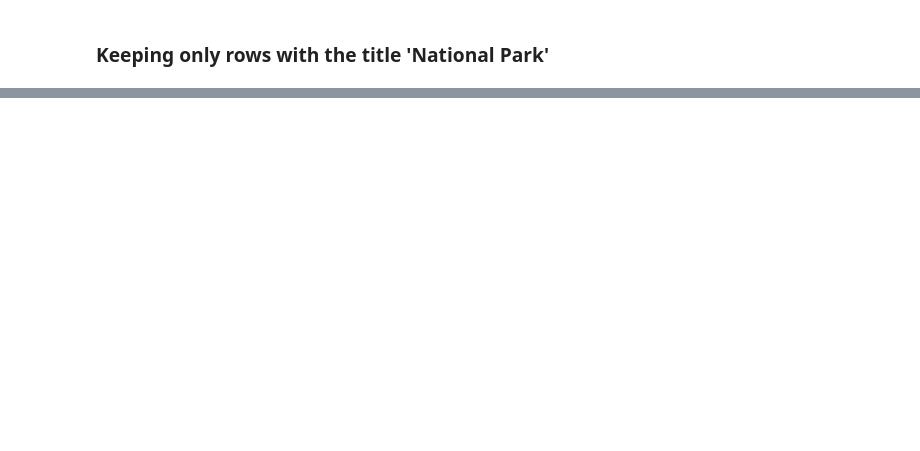
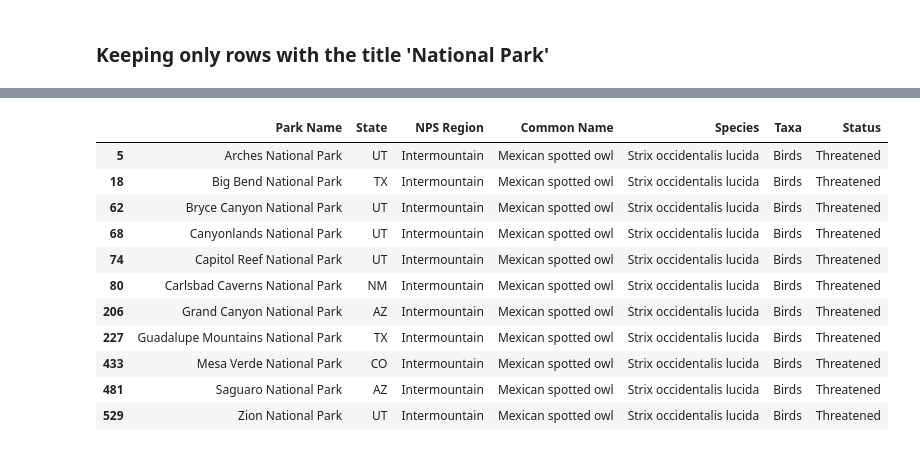
Before and after one commit to TheresaAnnSmith/National-Park-Project, a Jupyter notebook: notebooks/endangered_species.ipynb, the cells around one changed output, grey strips where cells are left out. Drawn from its saved outputs; the diff is of its cells as text; code cells hidden in the pictures; blank space fills up the shorter version.

```diff
--- a/notebooks/endangered_species.ipynb
+++ b/notebooks/endangered_species.ipynb
@@ -63,0 +333,15 @@ endangered_species['Status'].value_counts()
+# %%
+endangered_species.loc[endangered_species['Common Name']== "Mexican spotted owl"]
+# %% [output]
+|  | Park Name | State | NPS Region | Common Name | Species | Taxa | Status |
+| 5 | Arches National Park | UT | Intermountain | Mexican spotted owl | Strix occidentalis lucida | Birds | Threatened |
+| 18 | Big Bend National Park | TX | Intermountain | Mexican spotted owl | Strix occidentalis lucida | Birds | Threatened |
+| 62 | Bryce Canyon National Park | UT | Intermountain | Mexican spotted owl | Strix occidentalis lucida | Birds | Threatened |
+| 68 | Canyonlands National Park | UT | Intermountain | Mexican spotted owl | Strix occidentalis lucida | Birds | Threatened |
+| 74 | Capitol Reef National Park | UT | Intermountain | Mexican spotted owl | Strix occidentalis lucida | Birds | Threatened |
+| 80 | Carlsbad Caverns National Park | NM | Intermountain | Mexican spotted owl | Strix occidentalis lucida | Birds | Threatened |
+| 206 | Grand Canyon National Park | AZ | Intermountain | Mexican spotted owl | Strix occidentalis lucida | Birds | Threatened |
+| 227 | Guadalupe Mountains National Park | TX | Intermountain | Mexican spotted owl | Strix occidentalis lucida | Birds | Threatened |
+| 433 | Mesa Verde National Park | CO | Intermountain | Mexican spotted owl | Strix occidentalis lucida | Birds | Threatened |
+| 481 | Saguaro National Park | AZ | Intermountain | Mexican spotted owl | Strix occidentalis lucida | Birds | Threatened |
+| 529 | Zion National Park | UT | Intermountain | Mexican spotted owl | Strix occidentalis lucida | Birds | Threatened |
```
Also changed, not shown: parts of 21 cells of this notebook, 1 other file.
